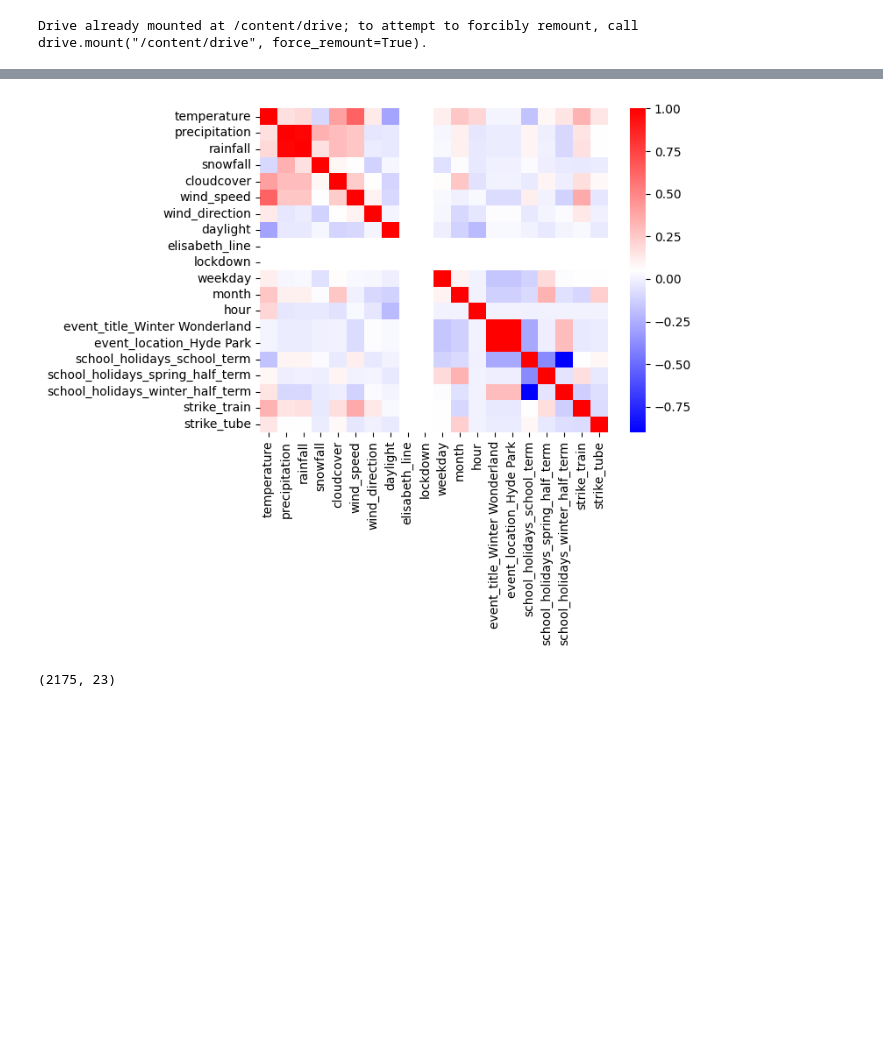
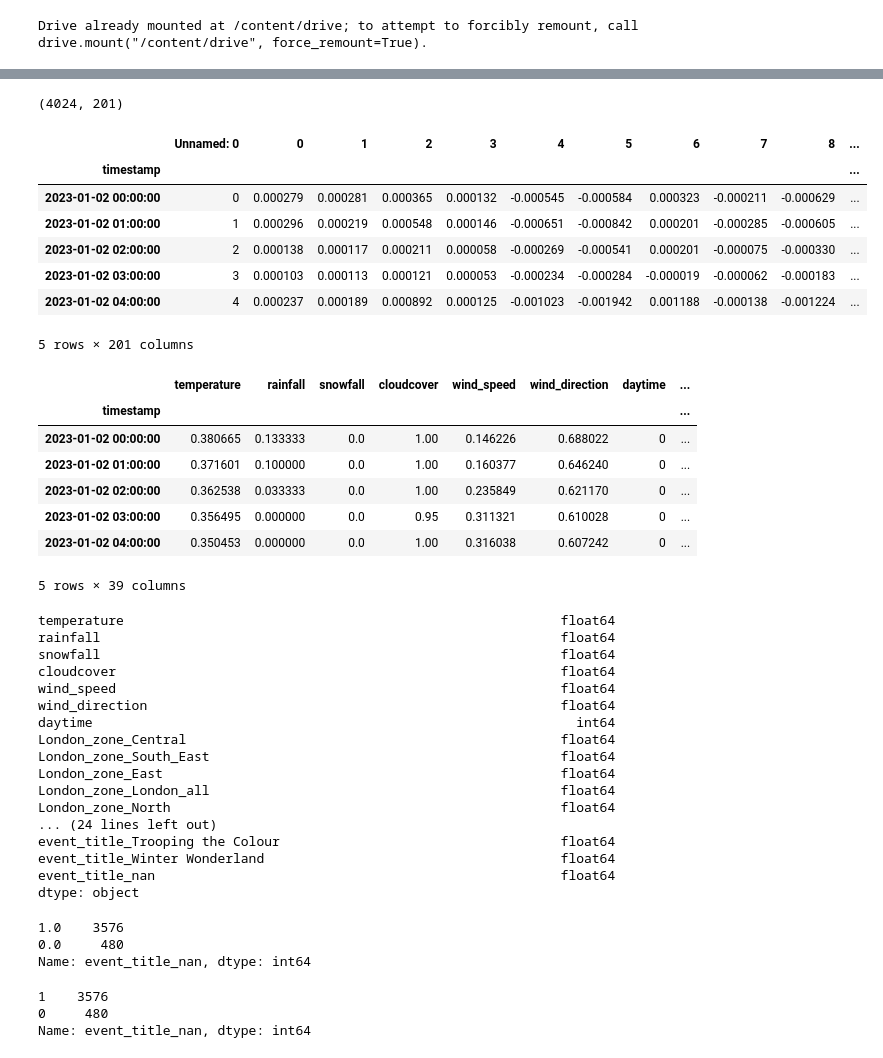
Before and after one commit to elsebasmar/london-bss, a Jupyter notebook: londonbss/notebooks/model/A_Model_three_months.ipynb, the cells around one changed output, grey strips where cells are left out. Saved outputs shown, nothing was run; the diff lists cells and outputs as text; code cells hidden in the pictures; blank space fills up the shorter version.

```diff
--- a/londonbss/notebooks/model/A_Model_three_months.ipynb
+++ b/londonbss/notebooks/model/A_Model_three_months.ipynb
@@ -18,7 +18,7 @@ import os
 os.chdir('/content/drive/MyDrive/Colab Notebooks')
 # %%
 # Factors
-path_dataset_3d='Tensor_decom_sample/data_3month/factors_folder_3mo/'
+path_dataset_3d='Tensor_decom_sample/data_6month/'
 # %%
 factor_2 = pd.read_csv(path_dataset_3d + "2.csv")
 # %%
@@ -28,3 +27,0 @@ factor_2.shape
-# %%
-factor_2.set_index(factor_2.columns[0], inplace=True)
-factor_2.shape
@@ -282,11 +28,16 @@ final_features.drop(columns=['event_location_No_Location'], inplace=True)
-# %%
-# Heatmap of pairwise correlations
-correlation_matrix = final_features.corr()
-column_names = correlation_matrix.columns
-sns.heatmap(correlation_matrix, xticklabels=column_names, yticklabels=column_names,cmap= "bwr");
-# %% [output]
-[figure, removed]
-# %%
-final_features.shape
-# %% [output]
-(2175, 23)
+# %%
+factor_2.set_index(factor_2.columns[-1], inplace=True)
+factor_2.shape
+# %% [output]
+(4024, 201)
+# %%
+factor_2.head()
+# %% [output]
+|  | Unnamed: 0 | 0 | 1 | 2 | 3 | 4 | 5 | 6 | 7 | 8 | ... |
+| timestamp |  |  |  |  |  |  |  |  |  |  | ... |
+| 2023-01-02 00:00:00 | 0 | 0.000279 | 0.000281 | 0.000365 | 0.000132 | -0.000545 | -0.000584 | 0.000323 | -0.000211 | -0.000629 | ... |
+| 2023-01-02 01:00:00 | 1 | 0.000296 | 0.000219 | 0.000548 | 0.000146 | -0.000651 | -0.000842 | 0.000201 | -0.000285 | -0.000605 | ... |
+| 2023-01-02 02:00:00 | 2 | 0.000138 | 0.000117 | 0.000211 | 0.000058 | -0.000269 | -0.000541 | 0.000201 | -0.000075 | -0.000330 | ... |
+| 2023-01-02 03:00:00 | 3 | 0.000103 | 0.000113 | 0.000121 | 0.000053 | -0.000234 | -0.000284 | -0.000019 | -0.000062 | -0.000183 | ... |
+| 2023-01-02 04:00:00 | 4 | 0.000237 | 0.000189 | 0.000892 | 0.000125 | -0.001023 | -0.001942 | 0.001188 | -0.000138 | -0.001224 | ... |
+5 rows × 201 columns
@@ -292,0 +49,37 @@ final_features.shape
+# %%
+features_preproc.head()
+# %% [output]
+|  | temperature | rainfall | snowfall | cloudcover | wind_speed | wind_direction | daytime | ... |
+| timestamp |  |  |  |  |  |  |  | ... |
+| 2023-01-02 00:00:00 | 0.380665 | 0.133333 | 0.0 | 1.00 | 0.146226 | 0.688022 | 0 | ... |
+| 2023-01-02 01:00:00 | 0.371601 | 0.100000 | 0.0 | 1.00 | 0.160377 | 0.646240 | 0 | ... |
+| 2023-01-02 02:00:00 | 0.362538 | 0.033333 | 0.0 | 1.00 | 0.235849 | 0.621170 | 0 | ... |
+| 2023-01-02 03:00:00 | 0.356495 | 0.000000 | 0.0 | 0.95 | 0.311321 | 0.610028 | 0 | ... |
+| 2023-01-02 04:00:00 | 0.350453 | 0.000000 | 0.0 | 1.00 | 0.316038 | 0.607242 | 0 | ... |
+5 rows × 39 columns
+# %%
+features_preproc.dtypes
+# %% [output]
+temperature                                                        float64
+rainfall                                                           float64
+snowfall                                                           float64
+cloudcover                                                         float64
+wind_speed                                                         float64
+wind_direction                                                     float64
+daytime                                                              int64
+London_zone_Central                                                float64
+London_zone_South_East                                             float64
+London_zone_East                                                   float64
+London_zone_London_all                                             float64
+London_zone_North                                                  float64
+... (24 lines left out)
+event_title_Trooping the Colour                                    float64
+event_title_Winter Wonderland                                      float64
+event_title_nan                                                    float64
+dtype: object
+# %%
+features_preproc["event_title_nan"].value_counts()
+# %% [output]
+1.0    3576
+0.0     480
+Name: event_title_nan, dtype: int64
@@ -292,0 +97,6 @@ final_features.shape
+# %%
+features_preproc["event_title_nan"].value_counts()
+# %% [output]
+1    3576
+0     480
+Name: event_title_nan, dtype: int64
```
Also changed, not shown: parts of 72 cells of this notebook.
